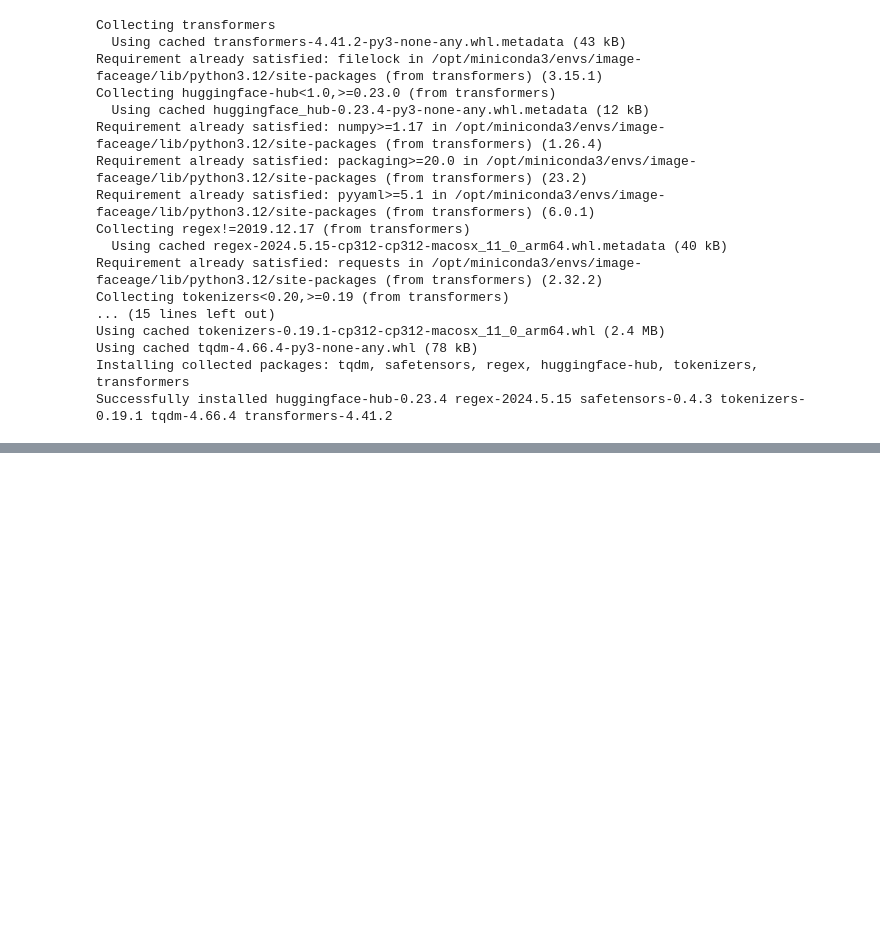
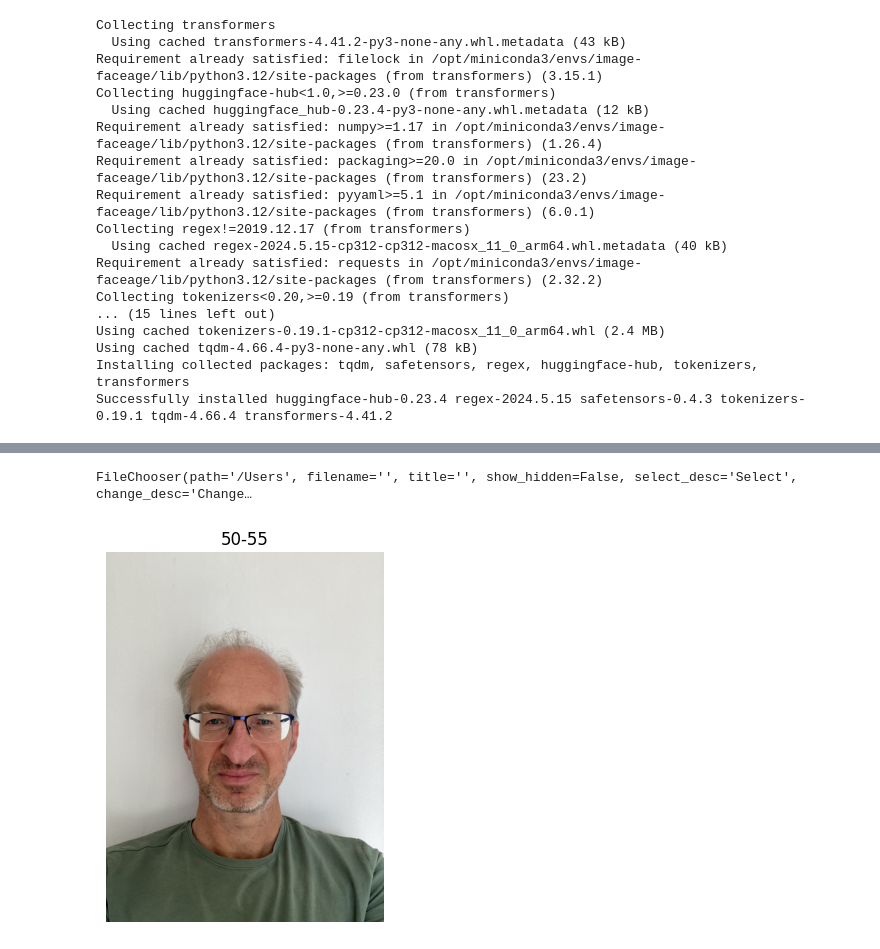
Before and after one commit to hastingslab-org/hastingslab-org.github.io, a Jupyter notebook: training/image-faceage/ViT-FaceAgePrediction.ipynb, the cells around one changed output, grey strips where cells are left out. Saved outputs shown, nothing was run; the diff lists cells and outputs as text; code cells hidden in the pictures; blank space fills up the shorter version.

```diff
--- a/training/image-faceage/ViT-FaceAgePrediction.ipynb
+++ b/training/image-faceage/ViT-FaceAgePrediction.ipynb
@@ -88,0 +100,37 @@ for im in imgs:
+# %%
+from ipyfilechooser import FileChooser
+
+def update_image_name():
+    global image_filename
+    image_filename = fc.selected
+    img = Image.open(image_filename)
+    display(img)
+    return
+
+# Create and display a FileChooser widget
+fc = FileChooser('/Users/')
+# Register callback function
+fc.register_callback(update_image_name)
+display(fc)
+# %% [output]
+FileChooser(path='/Users', filename='', title='', show_hidden=False, select_desc='Select', change_desc='Change…
+# %%
+img = Image.open(image_filename)
+inputs = transforms(img, return_tensors='pt')
+output = model(**inputs)
+
+# Predicted Class probabilities
+proba = output.logits.softmax(1)
+#print(proba)
+# Predicted Classes
+preds = proba.argmax(1)
+#print(preds)
+predicted_age = age_groups[int(preds)]
+
+# Display the selected image
+plt.imshow(img)
+plt.title(predicted_age)
+plt.axis('off')
+plt.show()
+# %% [output]
+[figure, added]
```
Also changed, not shown: parts of 3 cells of this notebook, 1 other file.
